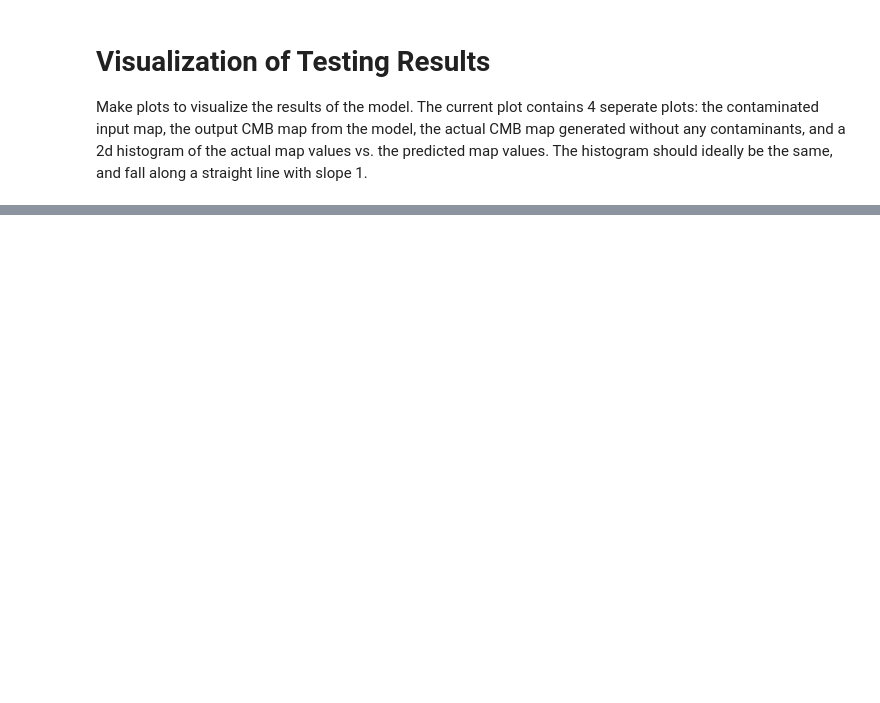
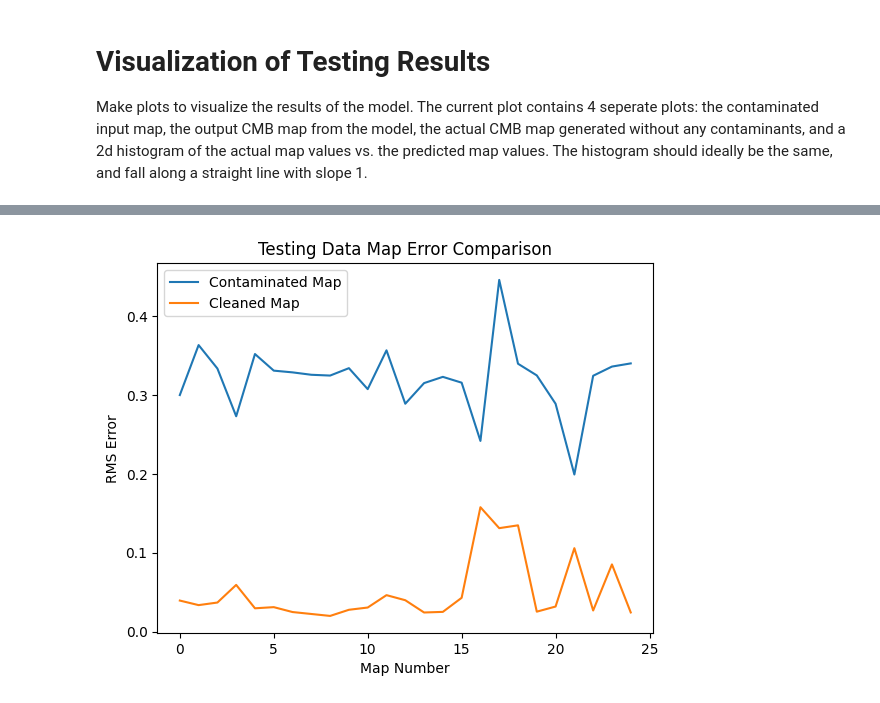
Before and after one commit to jacob-strack/machine_learning_notebooks, a Jupyter notebook: polarization.ipynb, the cells around one changed output, grey strips where cells are left out. Saved outputs shown, nothing was run; the diff lists cells and outputs as text; code cells hidden in the pictures; blank space fills up the shorter version.

```diff
--- a/polarization.ipynb
+++ b/polarization.ipynb
@@ -633,7 +632,7 @@ Make plots to visualize the results of the model. The current plot contains 4 se
 #plot the validation output map alongside the true output map
 from mpl_toolkits.axes_grid1 import make_axes_locatable
 #model.load(config('file/params'))
-model.load("runs/2025-11-28_1053/foregrounds_params.pth")
+model.load("runs/2025-11-25_1625/foregrounds_params.pth")
 test_x, test_y = next(iter(test_loader))
 y_pred = model(test_x)
 input_rms = []
@@ -678,7 +677,7 @@ for i in range(test_size):
     y = x
     ax[1,1].plot(x,y)
     ax[1,1].imshow(hist, origin='lower')
-        if index == 0:
+    if index == 0:
         fig.suptitle("comp_" + str(i) + " Polarization")
     if index == 1:
         fig.suptitle("comp_" + str(i) + " Latitude")
@@ -688,28 +687,4 @@ for i in range(test_size):
     plt.close('all')
     input_rms.append(torch.sqrt(torch.mean(((plot_in_map - plot_test_y)/plot_test_y)**2)).cpu().detach())
     output_rms.append(torch.sqrt(torch.mean(((plot_pred_y - plot_test_y)/plot_test_y)**2)).cpu().detach())
-
-import visualtorch
-
-#plot visualization of layers in model
-print(test_x.shape)
-test_x = test_x.to(DEVICE)
-model.cpu()
-img = visualtorch.layered.layered_view(model, input_shape=(3,3,128,128), draw_volume=False, legend=True)
-plt.axis("off")
-plt.tight_layout()
-plt.imshow(img)
-plt.savefig("model.png", dpi = 1000)
-plt.close('all')
-
-#plot rms error of contaminated and cleaned maps
-plt.plot(input_rms, label="Contaminated Map")
-plt.plot(output_rms, label="Cleaned Map")
-plt.xlabel("Map Number")
-plt.ylabel("RMS Error")
-plt.title("Testing Data Map Error Comparison")
-plt.legend()
-plt.savefig("RMS_error.png")
-
-print("RMS Error Original Maps ", torch.sqrt(torch.mean(((plot_in_map - plot_test_y)/plot_test_y)**2)))
-print("RMS Error Cleaned Maps ", torch.sqrt(torch.mean(((plot_pred_y - plot_test_y)/plot_test_y)**2)))
+# %% [output]
@@ -715,0 +708 @@ print("RMS Error Cleaned Maps ", torch.sqrt(torch.mean(((plot_pred_y - plot_test
+[figure, added]
```
Also changed, not shown: parts of 7 cells of this notebook.
